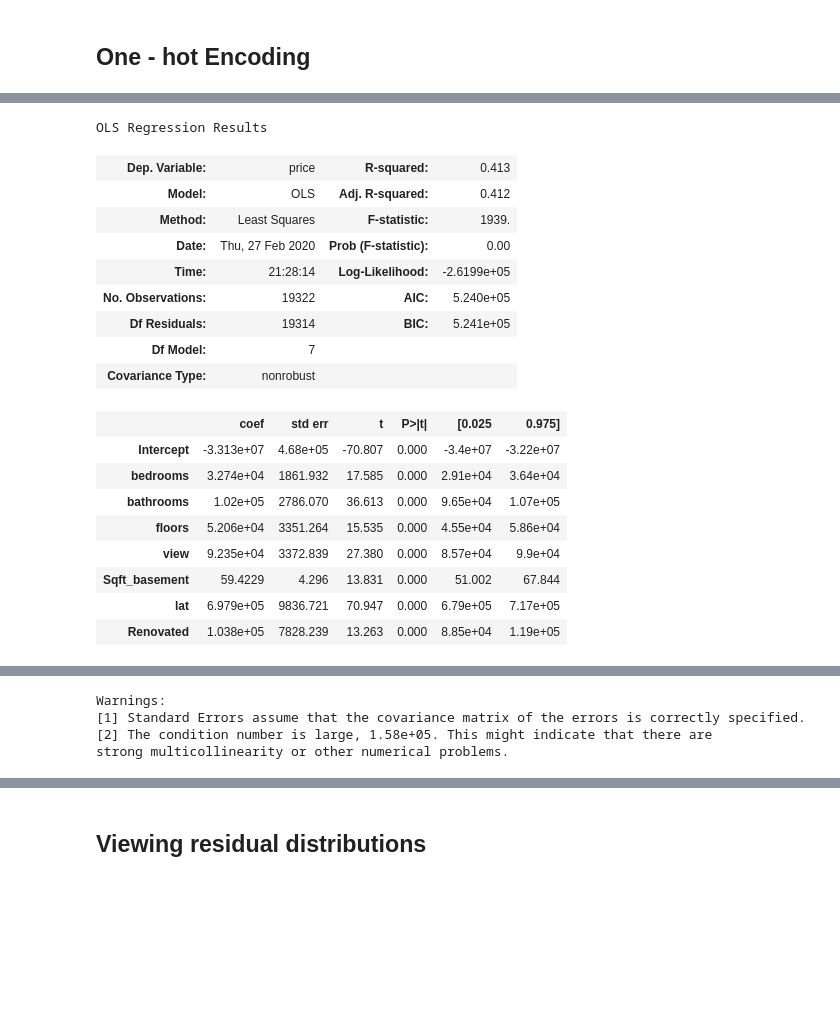
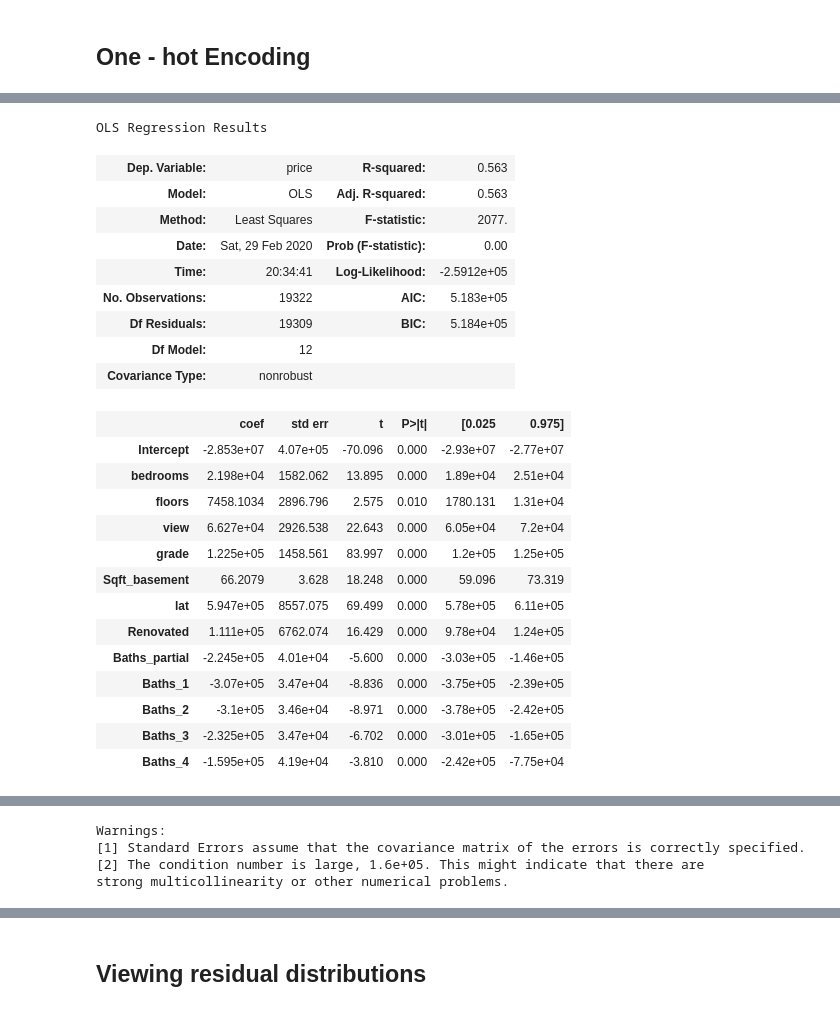
Before and after one commit to jammy-bot/dsc-mod-2-project-v2-1-online-ds-ft-120919, a Jupyter notebook: 3-model-and-conclude.ipynb, the cells around one changed output, grey strips where cells are left out. Cells and saved outputs as stored; diff of their text form; code cells hidden in the pictures; blank space fills up the shorter version.

```diff
--- a/3-model-and-conclude.ipynb
+++ b/3-model-and-conclude.ipynb
@@ -289,14 +308,14 @@ CategoricalDtype(categories=['partial', '1', '2', '3', '4'], ordered=True)
 # %%
-# dropping the `bathrooms` column
-hot_mod_df.drop('bathrooms', axis=1, inplace=True)
-
-# list names of columns to encode
-hot_list = ['Baths', 'grade']
-
-# generate dummies for listed columns
-for col in hot_list:
-    hot_mod_df = pd.concat([hot_mod_df,
-                            pd.get_dummies(hot_mod_df[col], # create columns
-                                           prefix=col #use source column name as prefix
-                                          )], axis=1
-                          ).drop([col], axis=1) # drop source column
+# creating a function to one - hot encode dataframe columns
+def one_hot_encode(df, cols_list, a_type):
+    """
+    Setting 'df = one_hot_encode(...)' returns df
+    with the encoded columns added, and the source column dropped.
+    """
+    # generate dummies for listed columns
+    for col in cols_list:
+        df = pd.concat([df, pd.get_dummies(df[col],  # create columns
+                                           prefix=col  # use source column name as prefix
+                                           ).astype(a_type)], axis=1
+                       ).drop([col], axis=1)  # drop source column
+    return df
@@ -312,0 +322,6 @@ hot_mod_df.head()
+# %%
+# using the function to one- hot encode the `Baths` feature
+hot_mod_df = one_hot_encode(hot_mod_df, ['Baths'], int)
+
+# viewing first rows of the encoded dataframe
+hot_mod_df.head()
@@ -393,34 +474,41 @@ plt.show()
 # %%
-# trying the model without `sqft_living` and `grade`
-kicks = [f for f in feats if f != 'sqft_living' and f != 'grade']
+# trying the model without `sqft_living`
+kicks = [col for col in hot_mod_df
+         .columns if col not in ['price', 'zipcode',
+                                 'sqft_living']]
 # set outcome ('target')
 outcome = 'price'
 # initialize variable for columns to submit to ols
 x_cols = kicks
 # define the formula to run the inputs
 predictors = '+'.join(x_cols)
 formula = outcome + '~' + predictors
 
 # name the model request and compute a summary
-model = ols(formula=formula, data=mod_df).fit()
+model = ols(formula=formula, data=hot_mod_df).fit()
 model.summary()
 # %% [output]
 OLS Regression Results
-| Dep. Variable: | price | R-squared: | 0.413 |
-| Model: | OLS | Adj. R-squared: | 0.412 |
-| Method: | Least Squares | F-statistic: | 1939. |
-| Date: | Thu, 27 Feb 2020 | Prob (F-statistic): | 0.00 |
-| Time: | 21:28:14 | Log-Likelihood: | -2.6199e+05 |
-| No. Observations: | 19322 | AIC: | 5.240e+05 |
-| Df Residuals: | 19314 | BIC: | 5.241e+05 |
-| Df Model: | 7 |  |  |
+| Dep. Variable: | price | R-squared: | 0.563 |
+| Model: | OLS | Adj. R-squared: | 0.563 |
+| Method: | Least Squares | F-statistic: | 2077. |
+| Date: | Sat, 29 Feb 2020 | Prob (F-statistic): | 0.00 |
+| Time: | 20:34:41 | Log-Likelihood: | -2.5912e+05 |
+| No. Observations: | 19322 | AIC: | 5.183e+05 |
+| Df Residuals: | 19309 | BIC: | 5.184e+05 |
+| Df Model: | 12 |  |  |
 | Covariance Type: | nonrobust |  |  |
 |  | coef | std err | t | P>|t| | [0.025 | 0.975] |
-| Intercept | -3.313e+07 | 4.68e+05 | -70.807 | 0.000 | -3.4e+07 | -3.22e+07 |
-| bedrooms | 3.274e+04 | 1861.932 | 17.585 | 0.000 | 2.91e+04 | 3.64e+04 |
-| bathrooms | 1.02e+05 | 2786.070 | 36.613 | 0.000 | 9.65e+04 | 1.07e+05 |
-| floors | 5.206e+04 | 3351.264 | 15.535 | 0.000 | 4.55e+04 | 5.86e+04 |
-| view | 9.235e+04 | 3372.839 | 27.380 | 0.000 | 8.57e+04 | 9.9e+04 |
-| Sqft_basement | 59.4229 | 4.296 | 13.831 | 0.000 | 51.002 | 67.844 |
-| lat | 6.979e+05 | 9836.721 | 70.947 | 0.000 | 6.79e+05 | 7.17e+05 |
-| Renovated | 1.038e+05 | 7828.239 | 13.263 | 0.000 | 8.85e+04 | 1.19e+05 |
+| Intercept | -2.853e+07 | 4.07e+05 | -70.096 | 0.000 | -2.93e+07 | -2.77e+07 |
+| bedrooms | 2.198e+04 | 1582.062 | 13.895 | 0.000 | 1.89e+04 | 2.51e+04 |
+| floors | 7458.1034 | 2896.796 | 2.575 | 0.010 | 1780.131 | 1.31e+04 |
+| view | 6.627e+04 | 2926.538 | 22.643 | 0.000 | 6.05e+04 | 7.2e+04 |
+| grade | 1.225e+05 | 1458.561 | 83.997 | 0.000 | 1.2e+05 | 1.25e+05 |
+| Sqft_basement | 66.2079 | 3.628 | 18.248 | 0.000 | 59.096 | 73.319 |
+| lat | 5.947e+05 | 8557.075 | 69.499 | 0.000 | 5.78e+05 | 6.11e+05 |
+| Renovated | 1.111e+05 | 6762.074 | 16.429 | 0.000 | 9.78e+04 | 1.24e+05 |
+| Baths_partial | -2.245e+05 | 4.01e+04 | -5.600 | 0.000 | -3.03e+05 | -1.46e+05 |
+| Baths_1 | -3.07e+05 | 3.47e+04 | -8.836 | 0.000 | -3.75e+05 | -2.39e+05 |
+| Baths_2 | -3.1e+05 | 3.46e+04 | -8.971 | 0.000 | -3.78e+05 | -2.42e+05 |
+| Baths_3 | -2.325e+05 | 3.47e+04 | -6.702 | 0.000 | -3.01e+05 | -1.65e+05 |
+| Baths_4 | -1.595e+05 | 4.19e+04 | -3.810 | 0.000 | -2.42e+05 | -7.75e+04 |
@@ -431,4 +519,4 @@ OLS Regression Results
 Warnings:
 [1] Standard Errors assume that the covariance matrix of the errors is correctly specified.
-[2] The condition number is large, 1.58e+05. This might indicate that there are
+[2] The condition number is large, 1.6e+05. This might indicate that there are
 strong multicollinearity or other numerical problems.
```
Also changed, not shown: parts of 63 cells of this notebook.
